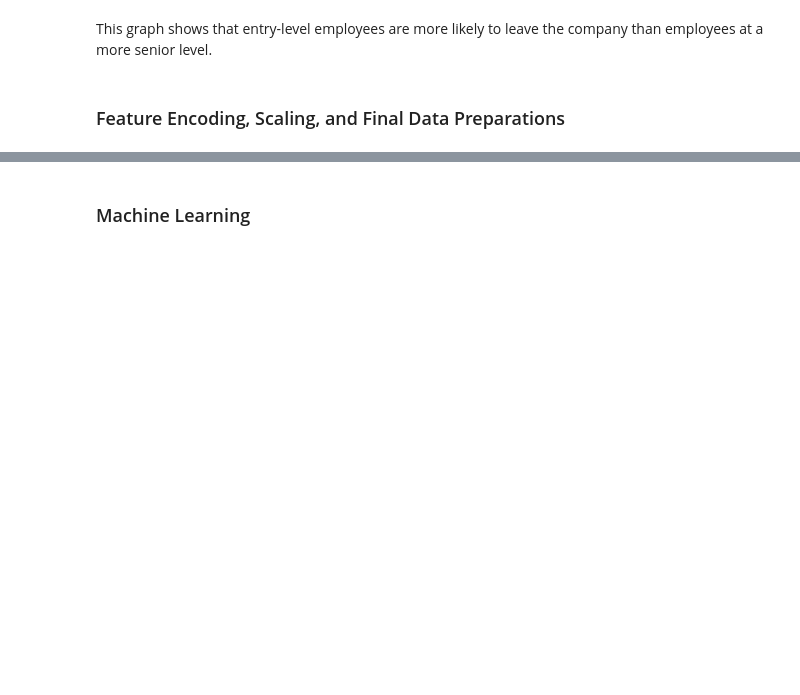
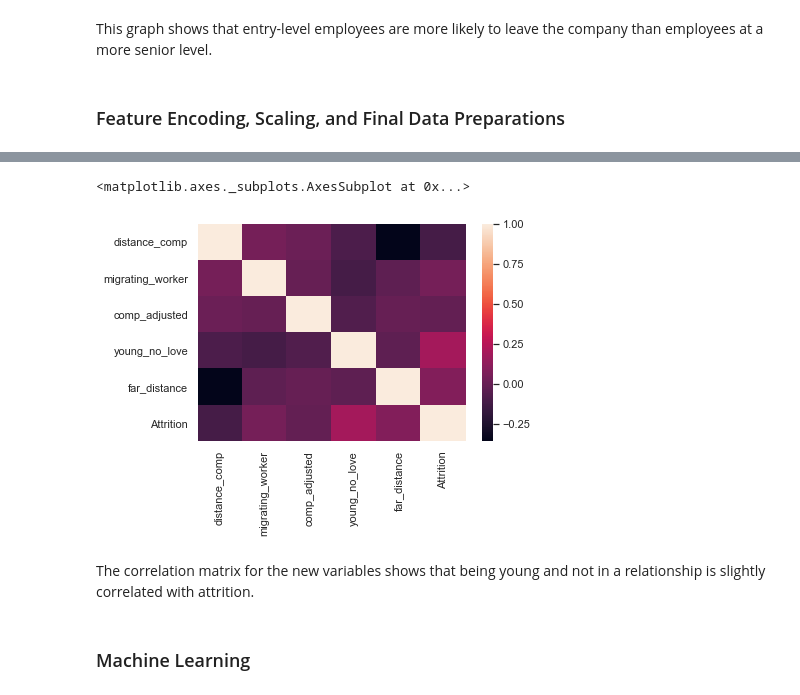
Before and after one commit to keertic/employee-attrition-project, a Jupyter notebook: ibm_hr_data.ipynb, the cells around one changed output, grey strips where cells are left out. Cells and saved outputs as stored; diff of their text form; code cells hidden in the pictures; blank space fills up the shorter version.

```diff
--- a/ibm_hr_data.ipynb
+++ b/ibm_hr_data.ipynb
@@ -309,6 +352,17 @@ df['comp_adjusted'] = df['HourlyRate'] / df['MonthlyRate']
 
 # Create a variable that is a ratio of total monthly income to distance from the work location
 df['distance_comp'] = df['MonthlyIncome'] / df['DistanceFromHome']
+# %%
+df_new_variable = df[['distance_comp','migrating_worker','comp_adjusted','young_no_love','far_distance','Attrition']]
+corr = df_new_variable.corr()
+sns.heatmap(corr,
+            xticklabels=corr.columns.values,
+            yticklabels=corr.columns.values)
+# %% [output]
+<matplotlib.axes._subplots.AxesSubplot at 0x...>
+[figure, added]
+# %% [markdown]
+The correlation matrix for the new variables shows that being young and not in a relationship is slightly correlated with attrition.
 # %%
 def prepare_data(employee_df):
 #Make the final preparations to feed our data into our machine learning models.
```
Also changed, not shown: parts of 25 cells of this notebook.
